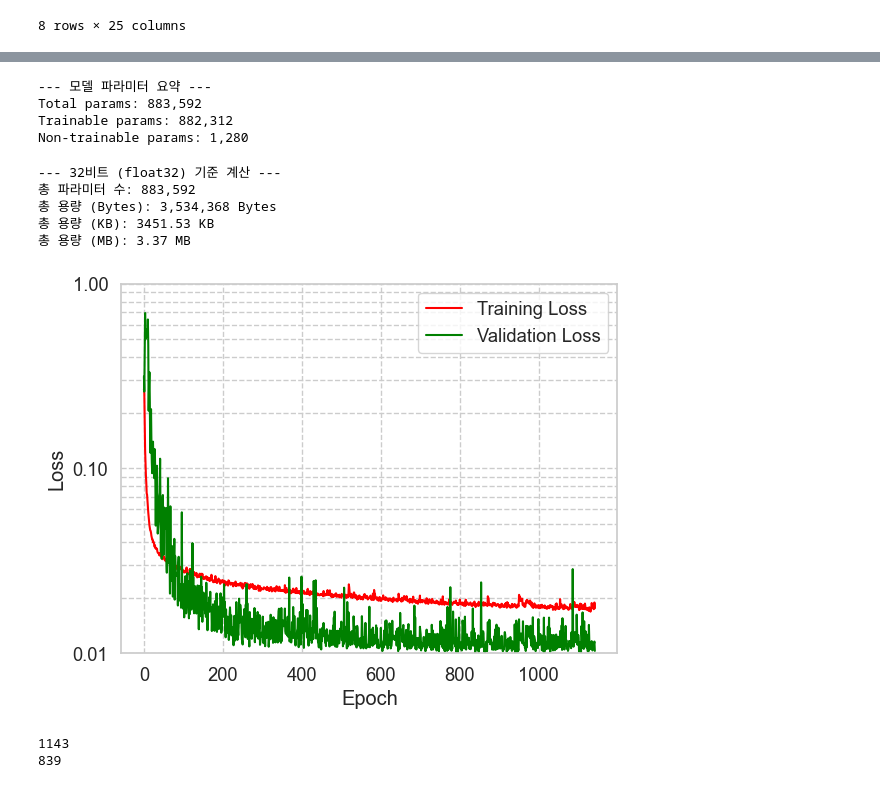
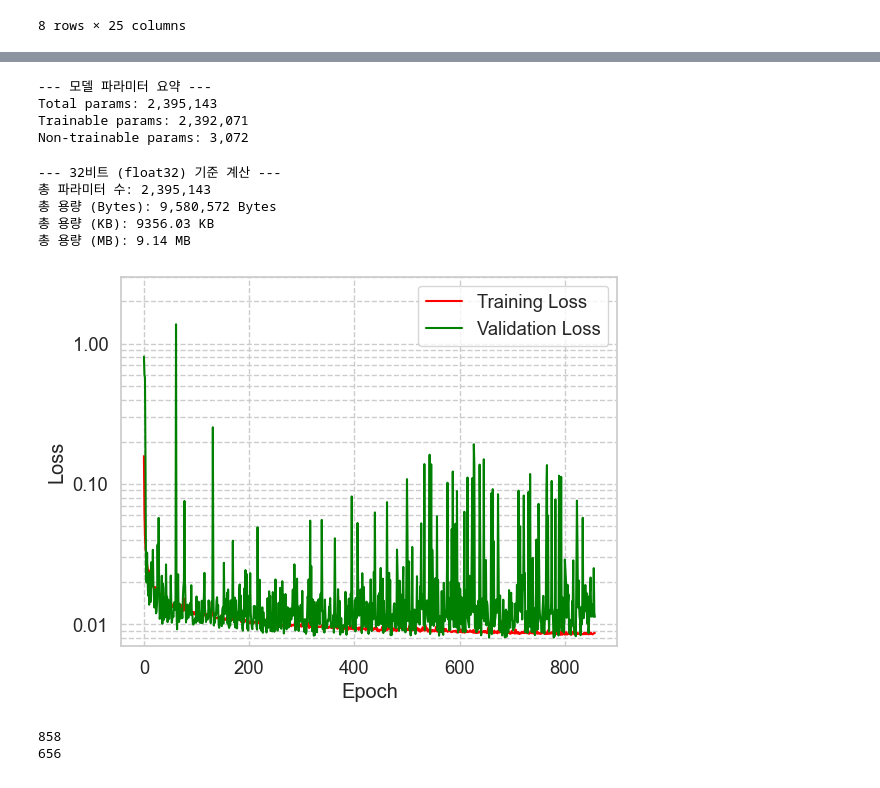
Before and after one commit to jinbeomjeong/estimate_crawler_crane_ground_pressure, a Jupyter notebook: create_rollover_detection.ipynb, the cells around one changed output, grey strips where cells are left out. Drawn from its saved outputs; the diff is of its cells as text; code cells hidden in the pictures.

Commit message:
fix model

```diff
--- a/create_rollover_detection.ipynb
+++ b/create_rollover_detection.ipynb
@@ -140,7 +140,7 @@ new_train_feature = np.concatenate([new_train_feature_1, new_train_feature_2], a
 new_train_target = np.concatenate([new_train_target_1, new_train_target_2], axis=0)
 augment_dataset = np.concatenate([new_train_feature, new_train_target.reshape(-1, 1)], axis=1)
 # %%
-seq_len = 30
+seq_len = 50
 pred_distance = 0
 
 train_feature, train_target = create_seq_dataset_multiple_input_single_output(data=augment_dataset,
@@ -175,3 +175,3 @@ print((val_target.itemsize*val_target.size)/(1024**2))
 # %%
-model = build_reg_model(input_shape=train_feature.shape[1:],d_dims=64, dropout_rate=0.5, learning_rate=0.001)
-#model.summary()
+model = build_detection_model(input_shape=train_feature.shape[1:],d_dims=256, dropout_rate=0.5, learning_rate=0.001)
+model.summary()
@@ -186,9 +206,9 @@ print(f"Trainable params: {int(trainable_params):,}")
 print(f"Non-trainable params: {int(non_trainable_params):,}")
 # %% [output]
 --- 모델 파라미터 요약 ---
-Total params: 883,592
-Trainable params: 882,312
-Non-trainable params: 1,280
+Total params: 2,395,143
+Trainable params: 2,392,071
+Non-trainable params: 3,072
 # %%
 bytes_per_param_float32 = 4
 total_bytes = total_params * bytes_per_param_float32
@@ -203,10 +223,10 @@ print(f"총 용량 (KB): {total_kb:.2f} KB")
 print(f"총 용량 (MB): {total_mb:.2f} MB")
 # %% [output]
 --- 32비트 (float32) 기준 계산 ---
-총 파라미터 수: 883,592
-총 용량 (Bytes): 3,534,368 Bytes
-총 용량 (KB): 3451.53 KB
-총 용량 (MB): 3.37 MB
+총 파라미터 수: 2,395,143
+총 용량 (Bytes): 9,580,572 Bytes
+총 용량 (KB): 9356.03 KB
+총 용량 (MB): 9.14 MB
 # %%
 log_dir = "logs/" + datetime.datetime.now().strftime("%Y%m%d-%H%M%S")
 
@@ -217,7 +237,7 @@ model_chk_point = keras.callbacks.ModelCheckpoint(filepath=f'models/model_{pred_
                                                   save_weights_only=False, mode="min", save_freq="epoch", initial_value_threshold=None)
 
 model.fit(x=train_feature, y=train_target, validation_data=(val_feature, val_target), epochs=999999,
-          batch_size=5000, verbose=0, callbacks=[early_stop, model_chk_point, tensorboard_callback])
+          batch_size=4000, verbose=0, callbacks=[early_stop, model_chk_point, tensorboard_callback])
 # %%
 history = model.history
 
@@ -229,24 +249,24 @@ with open(f'results/model_{pred_distance}_history.pkl', 'rb') as f:
 # %%
 sns.set_theme(font_scale=1.2)
 sns.set_style('whitegrid', {'grid.linestyle': '--'})
 
 ax = sns.lineplot(loaded_history['loss'], color='red', label='Training Loss')
 sns.lineplot(loaded_history['val_loss'], color='green', label='Validation Loss')
 
 plt.xlabel('Epoch')
 
-plt.ylim(0.01, 1)
+plt.ylim(0.007, 3)
 plt.yscale('log')
 plt.ylabel('Loss')
 
 plt.grid(True, which='minor', linestyle='--', linewidth=1.0)
 formatter = ticker.FuncFormatter(lambda x, p: f'{x:,.2f}')
 ax.yaxis.set_major_formatter(formatter)
 # %% [output]
-[figure, old version]
+[figure, new version]
 # %%
 print(len(loaded_history['loss']))
 print(np.argmin(loaded_history['val_loss']))
 # %% [output]
-1143
-839
+858
+656
```
Also changed, not shown: parts of 7 cells of this notebook, 7 other files.
